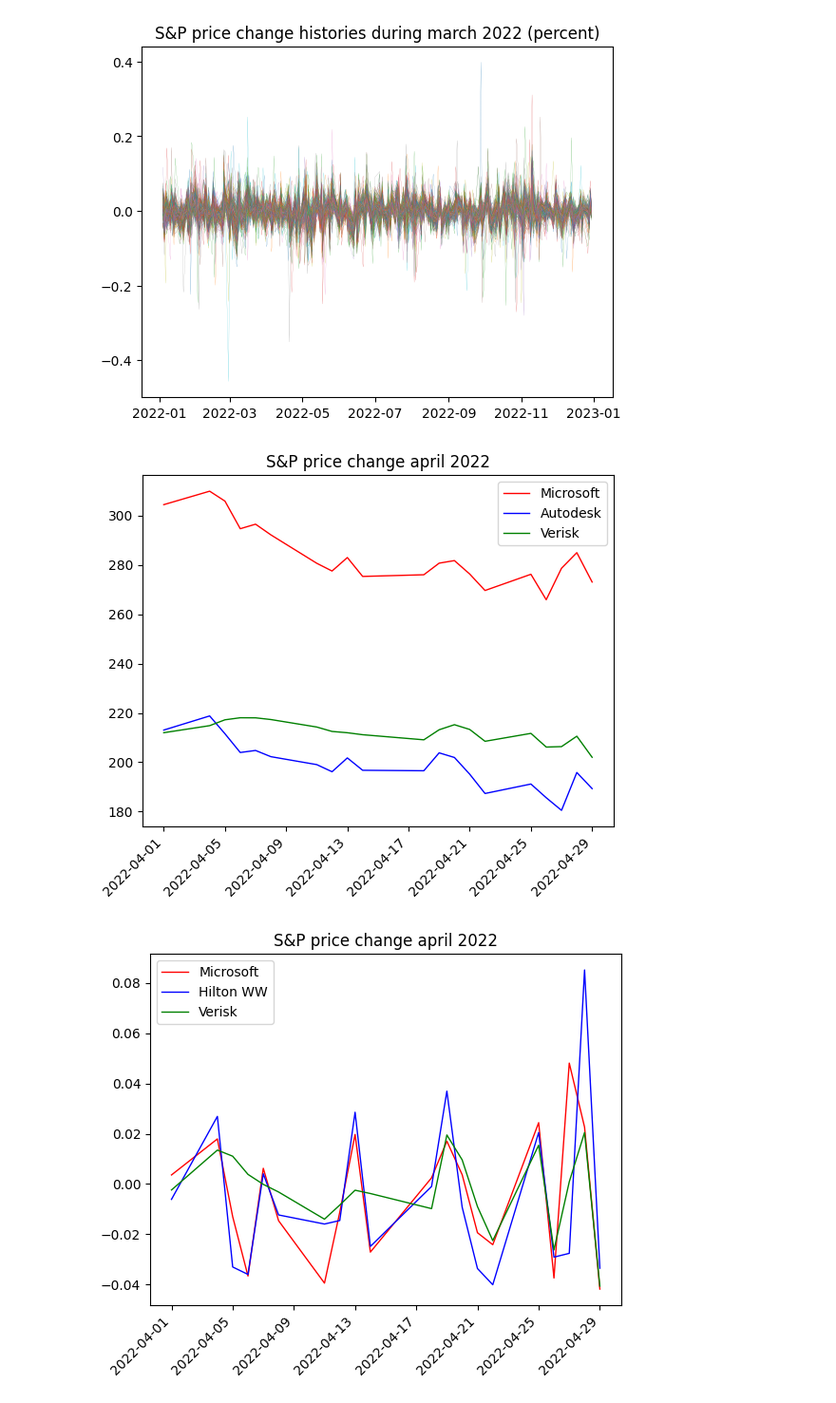
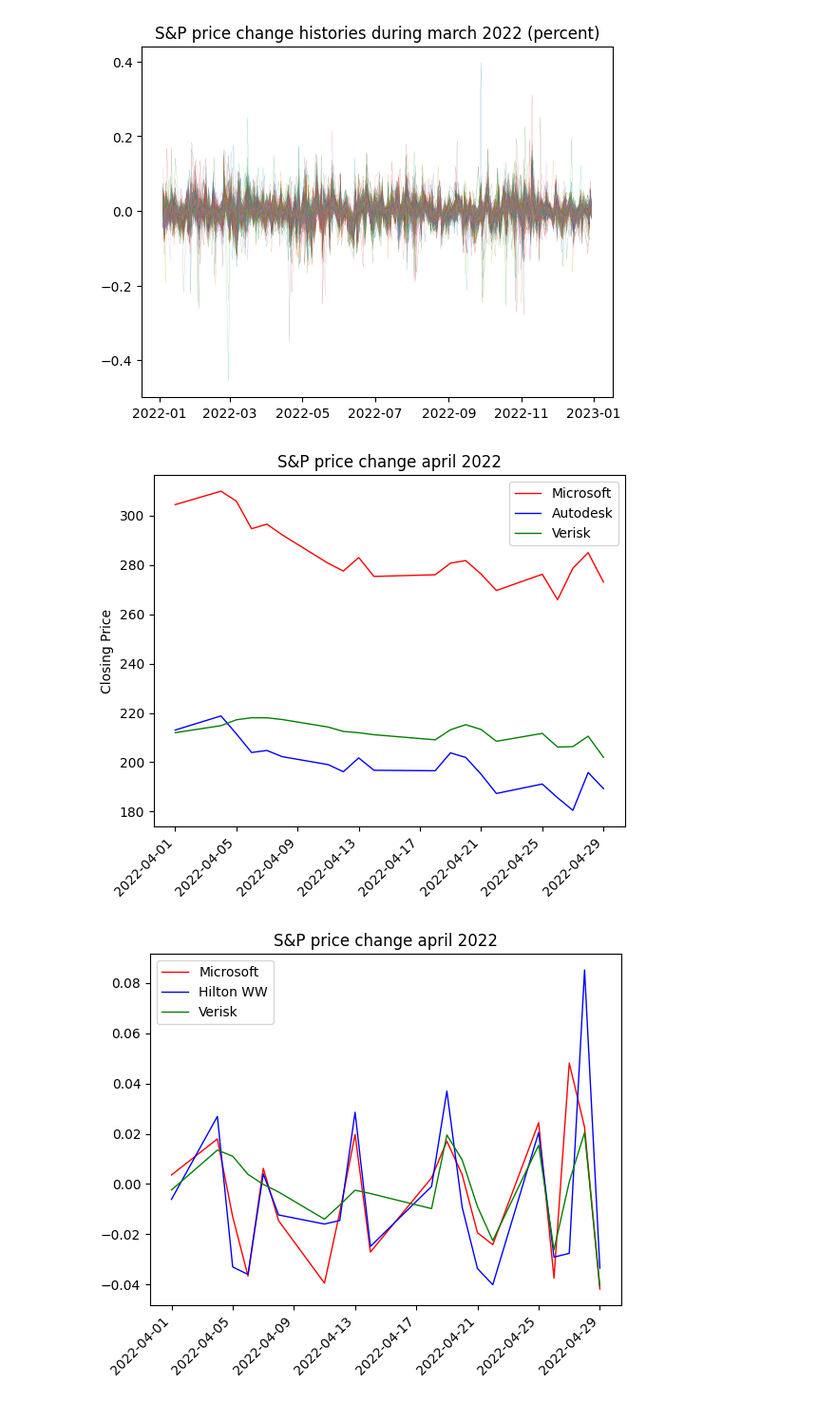
Before and after one commit to ktongk/BTT-JPMC-1, a Jupyter notebook: cluster_final.ipynb, the cells around one changed output. Shown at 95% size. Cells and saved outputs as stored; diff of their text form; code cells hidden in the pictures.

Commit message:
consistent formatting graphics

```diff
--- a/cluster_final.ipynb
+++ b/cluster_final.ipynb
@@ -163,14 +163,15 @@ plt.show()
 # %%
 df_price_plotting = df_price['2022-04-01':'2022-04-30']
 plt.title('S&P price change april 2022')
 plt.plot(df_price_plotting['MSFT'], linewidth=1, color="red", label="Microsoft")
 plt.plot(df_price_plotting['ADSK'], linewidth=1, color="blue", label="Autodesk")
 plt.plot(df_price_plotting['VRSK'], linewidth=1, color="green", label="Verisk")
 plt.xticks(rotation=45, ha='right')
+plt.ylabel("Closing Price")
 plt.legend()
 plt.show()
 # %% [output]
-[figure, old version]
+[figure, new version]
 # %%
 df_price_plotting = df_price_pct['2022-04-01':'2022-04-30']
 plt.title('S&P price change april 2022')
```
Also changed, not shown: parts of 3 cells of this notebook.
